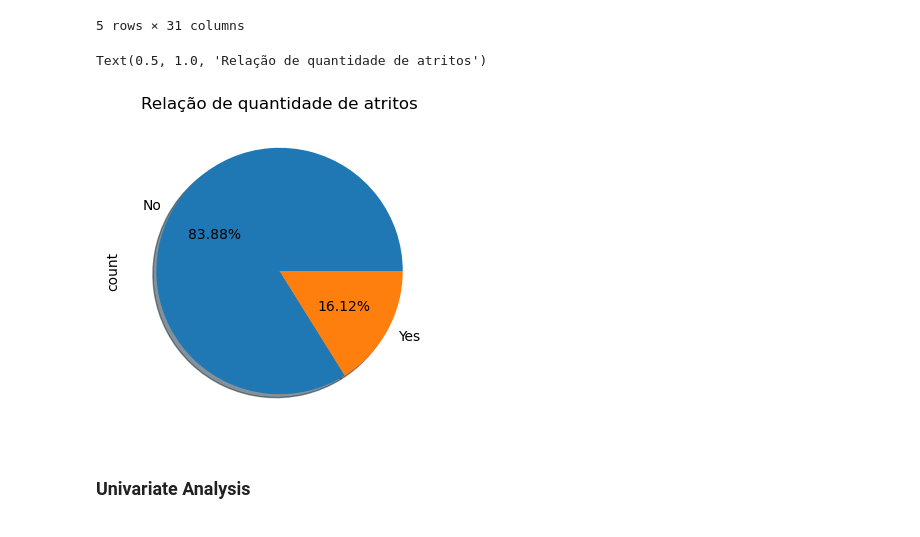
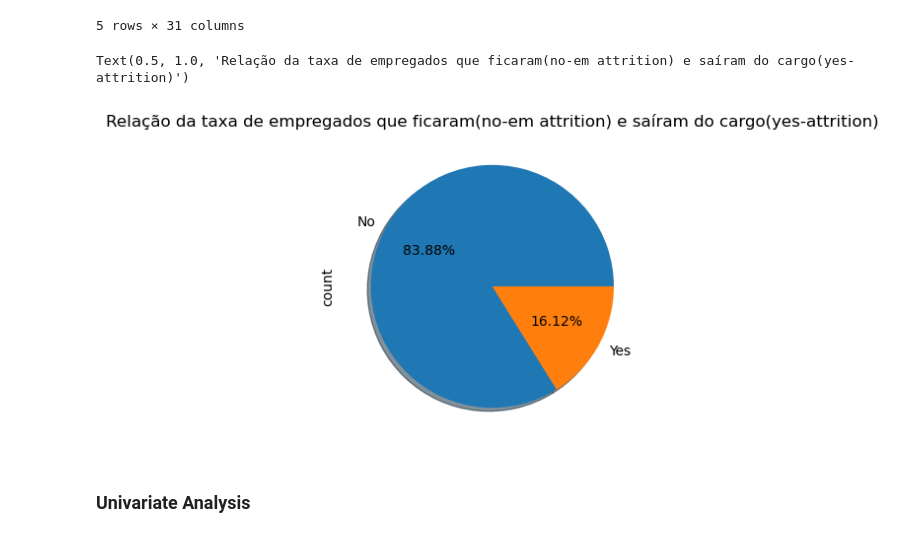
Before and after one commit to prazeresmath/maitha-trainees, a Jupyter notebook: marina.ipynb, the cells around one changed output. Cells and saved outputs as stored; diff of their text form; code cells hidden in the pictures.

```diff
--- a/marina.ipynb
+++ b/marina.ipynb
@@ -271,10 +391,10 @@ df_encoded.head()
 # %%
 plt.figure(figsize = [4, 4], clear = True)
 df_novo["Attrition"].value_counts().plot.pie( autopct='%1.2f%%', shadow = True);
-plt.title("Relação de quantidade de atritos")
+plt.title("Relação da taxa de empregados que ficaram(no-em attrition) e saíram do cargo(yes-attrition)")
 # %% [output]
-Text(0.5, 1.0, 'Relação de quantidade de atritos')
+Text(0.5, 1.0, 'Relação da taxa de empregados que ficaram(no-em attrition) e saíram do cargo(yes-attrition)')
-[figure, old version]
+[figure, new version]
 # %% [markdown]
 ### Univariate Analysis
 # %%
```
Also changed, not shown: parts of 13 cells of this notebook, 1 other file.
